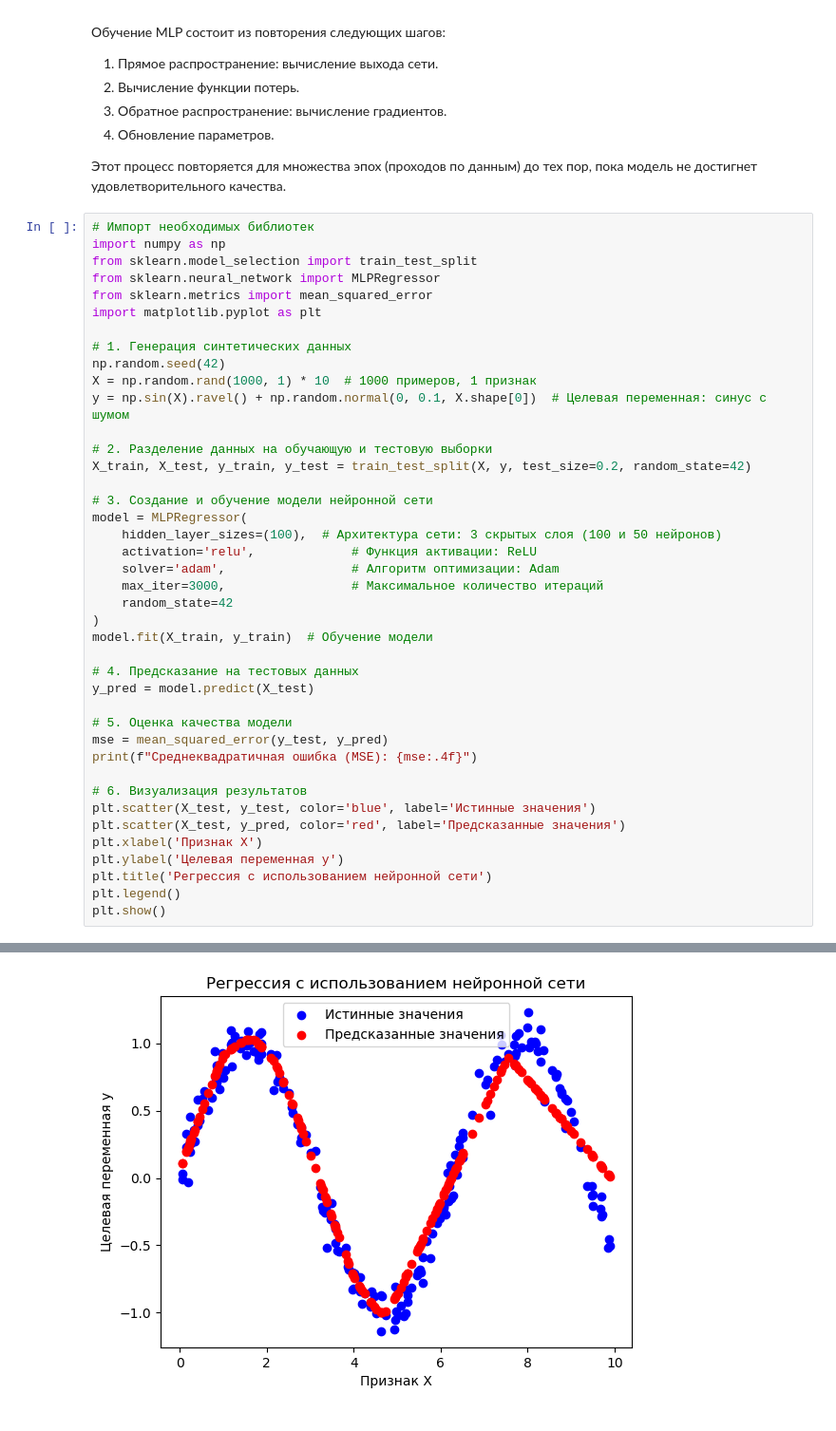
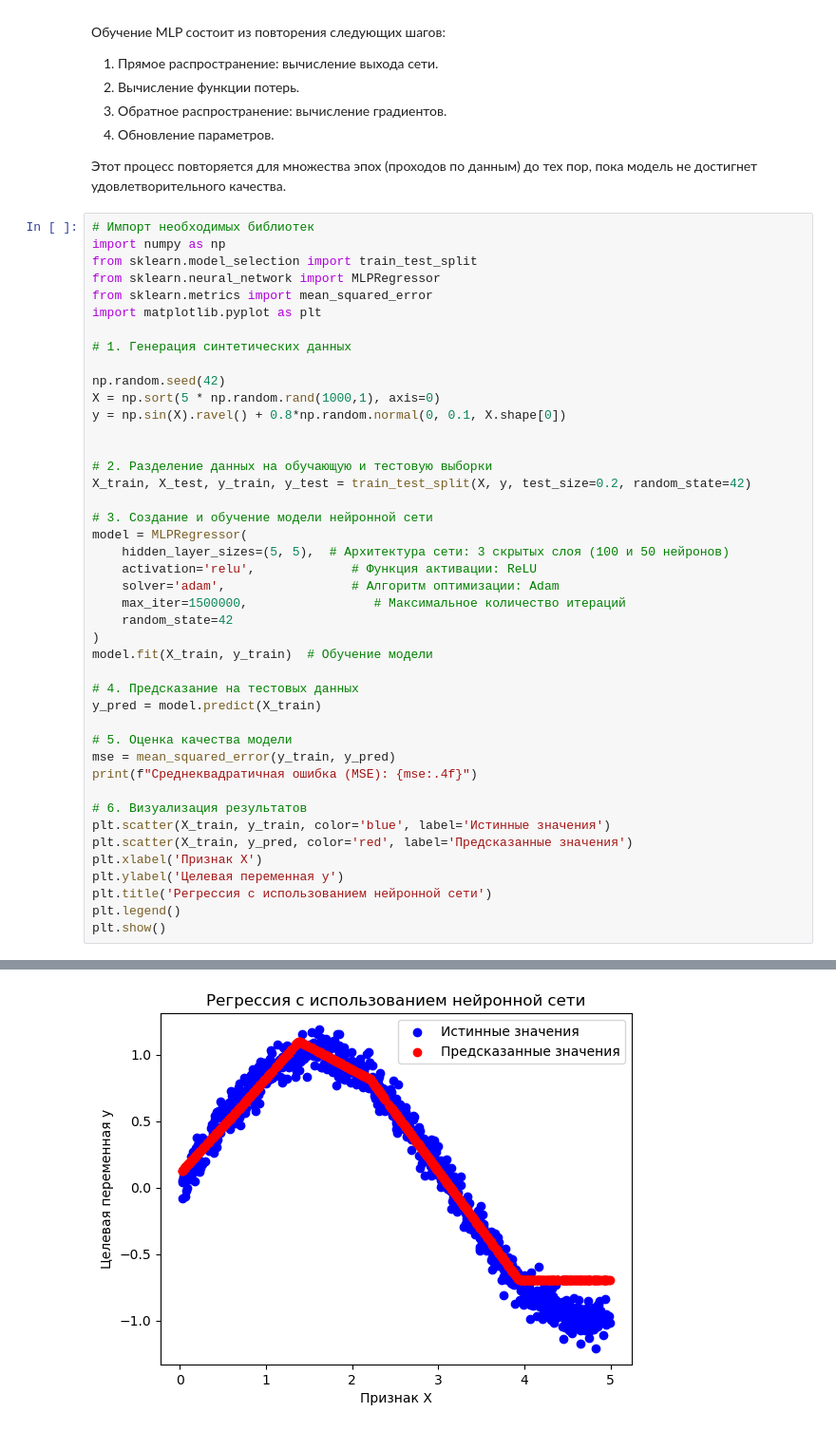
Before and after one commit to feedbec/ML_NN_optics_lectures, a Jupyter notebook: lec_6.ipynb, the cells around one changed output, grey strips where cells are left out. Shown at 95% size. Drawn from its saved outputs; the diff is of its cells as text.

```diff
--- a/lec_6.ipynb
+++ b/lec_6.ipynb
@@ -246,33 +246,35 @@ from sklearn.metrics import mean_squared_error
 import matplotlib.pyplot as plt
 
 # 1. Генерация синтетических данных
+
 np.random.seed(42)
-X = np.random.rand(1000, 1) * 10  # 1000 примеров, 1 признак
-y = np.sin(X).ravel() + np.random.normal(0, 0.1, X.shape[0])  # Целевая переменная: синус с шумом
+X = np.sort(5 * np.random.rand(1000,1), axis=0)
+y = np.sin(X).ravel() + 0.8*np.random.normal(0, 0.1, X.shape[0])
+
 
 # 2. Разделение данных на обучающую и тестовую выборки
 X_train, X_test, y_train, y_test = train_test_split(X, y, test_size=0.2, random_state=42)
 
 # 3. Создание и обучение модели нейронной сети
 model = MLPRegressor(
-    hidden_layer_sizes=(100),  # Архитектура сети: 3 скрытых слоя (100 и 50 нейронов)
+    hidden_layer_sizes=(5, 5),  # Архитектура сети: 3 скрытых слоя (100 и 50 нейронов)
     activation='relu',             # Функция активации: ReLU
     solver='adam',                 # Алгоритм оптимизации: Adam
-    max_iter=3000,                 # Максимальное количество итераций
+    max_iter=1500000,                 # Максимальное количество итераций
     random_state=42
 )
 model.fit(X_train, y_train)  # Обучение модели
 
 # 4. Предсказание на тестовых данных
-y_pred = model.predict(X_test)
+y_pred = model.predict(X_train)
 
 # 5. Оценка качества модели
-mse = mean_squared_error(y_test, y_pred)
+mse = mean_squared_error(y_train, y_pred)
 print(f"Среднеквадратичная ошибка (MSE): {mse:.4f}")
 
 # 6. Визуализация результатов
-plt.scatter(X_test, y_test, color='blue', label='Истинные значения')
-plt.scatter(X_test, y_pred, color='red', label='Предсказанные значения')
+plt.scatter(X_train, y_train, color='blue', label='Истинные значения')
+plt.scatter(X_train, y_pred, color='red', label='Предсказанные значения')
 plt.xlabel('Признак X')
 plt.ylabel('Целевая переменная y')
 plt.title('Регрессия с использованием нейронной сети')
@@ -283 +285 @@ plt.show()
-[figure, old version]
+[figure, new version]
```
Also changed, not shown: parts of 1 cell of this notebook, 5 other files.
